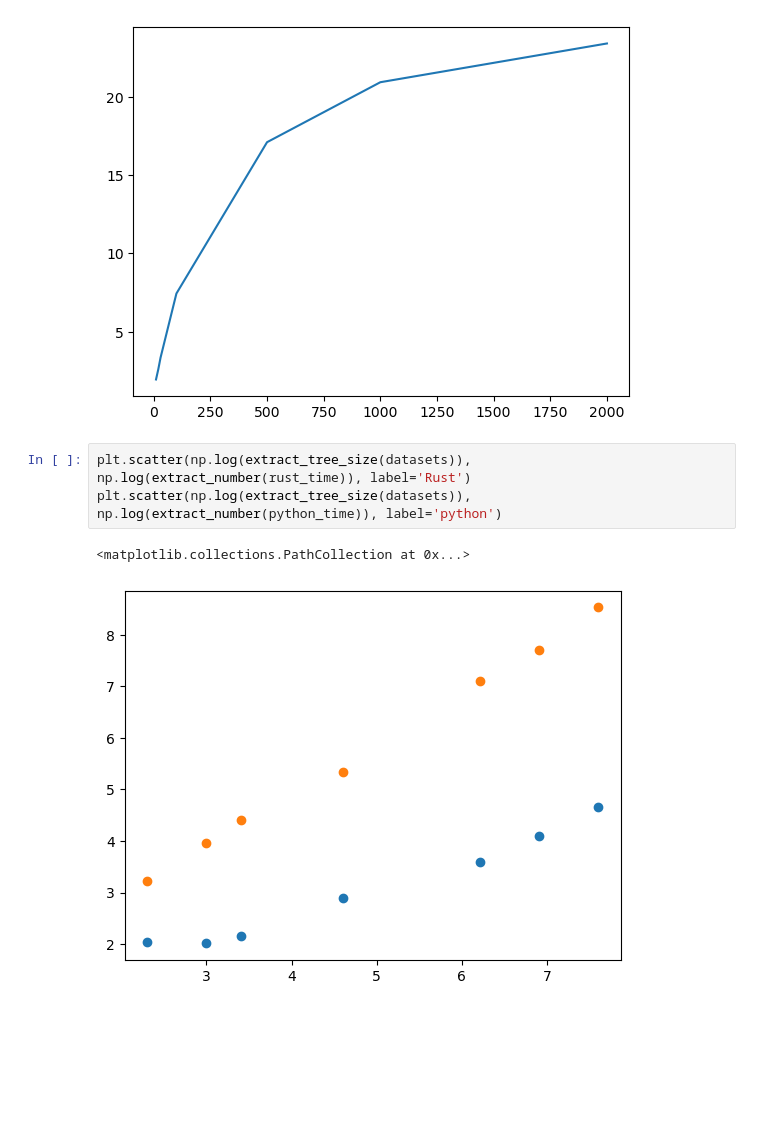
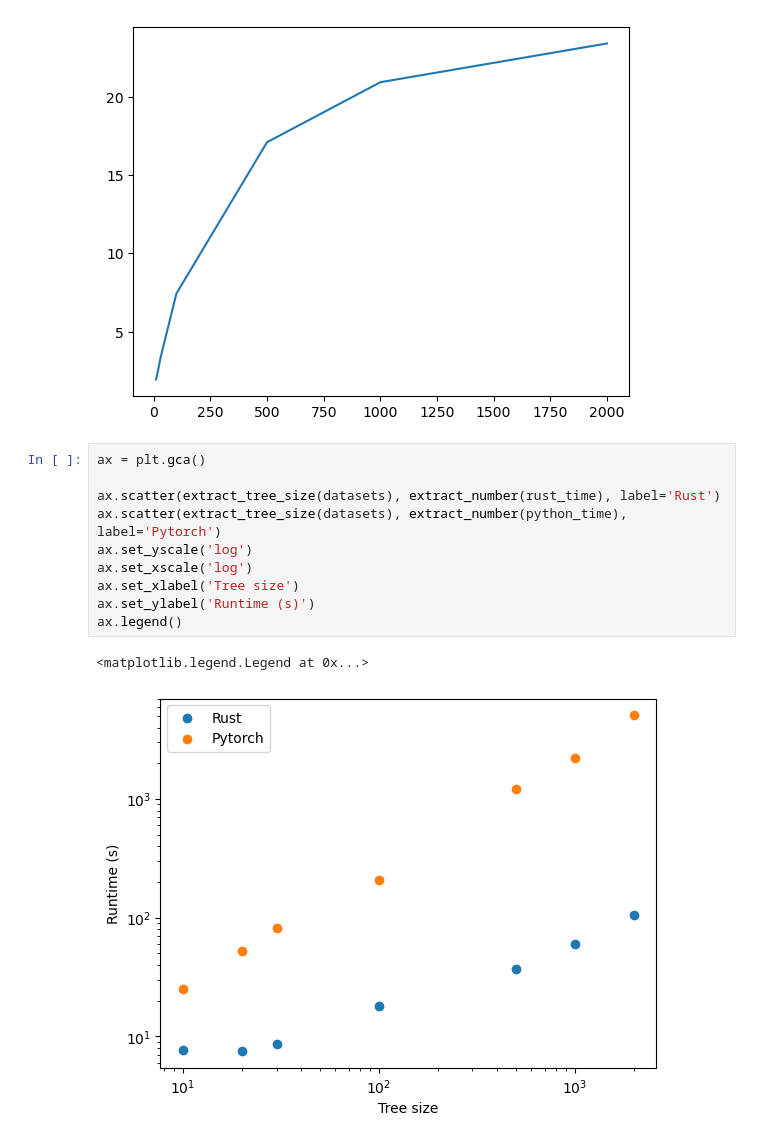
Before and after one commit to soedinglab/phylo_grad, a Jupyter notebook: plot.ipynb, the cells around one changed output. Drawn from its saved outputs; the diff is of its cells as text; blank space fills up the shorter version.

Commit message:
plotting notebook

```diff
--- a/plot.ipynb
+++ b/plot.ipynb
@@ -34,9 +34,16 @@ plt.plot(extract_tree_size(datasets), extract_number(python_mem) / extract_numbe
 # %% [output]
 [<matplotlib.lines.Line2D at 0x...>]
 [figure]
-# %%
-plt.scatter(np.log(extract_tree_size(datasets)), np.log(extract_number(rust_time)), label='Rust')
-plt.scatter(np.log(extract_tree_size(datasets)), np.log(extract_number(python_time)), label='python')
-# %% [output]
-<matplotlib.collections.PathCollection at 0x...>
-[figure, removed]
+# %%
+ax = plt.gca()
+
+ax.scatter(extract_tree_size(datasets), extract_number(rust_time), label='Rust')
+ax.scatter(extract_tree_size(datasets), extract_number(python_time), label='Pytorch')
+ax.set_yscale('log')
+ax.set_xscale('log')
+ax.set_xlabel('Tree size')
+ax.set_ylabel('Runtime (s)')
+ax.legend()
+# %% [output]
+<matplotlib.legend.Legend at 0x...>
+[figure, added]
```
Also changed, not shown: parts of 1 cell of this notebook.
